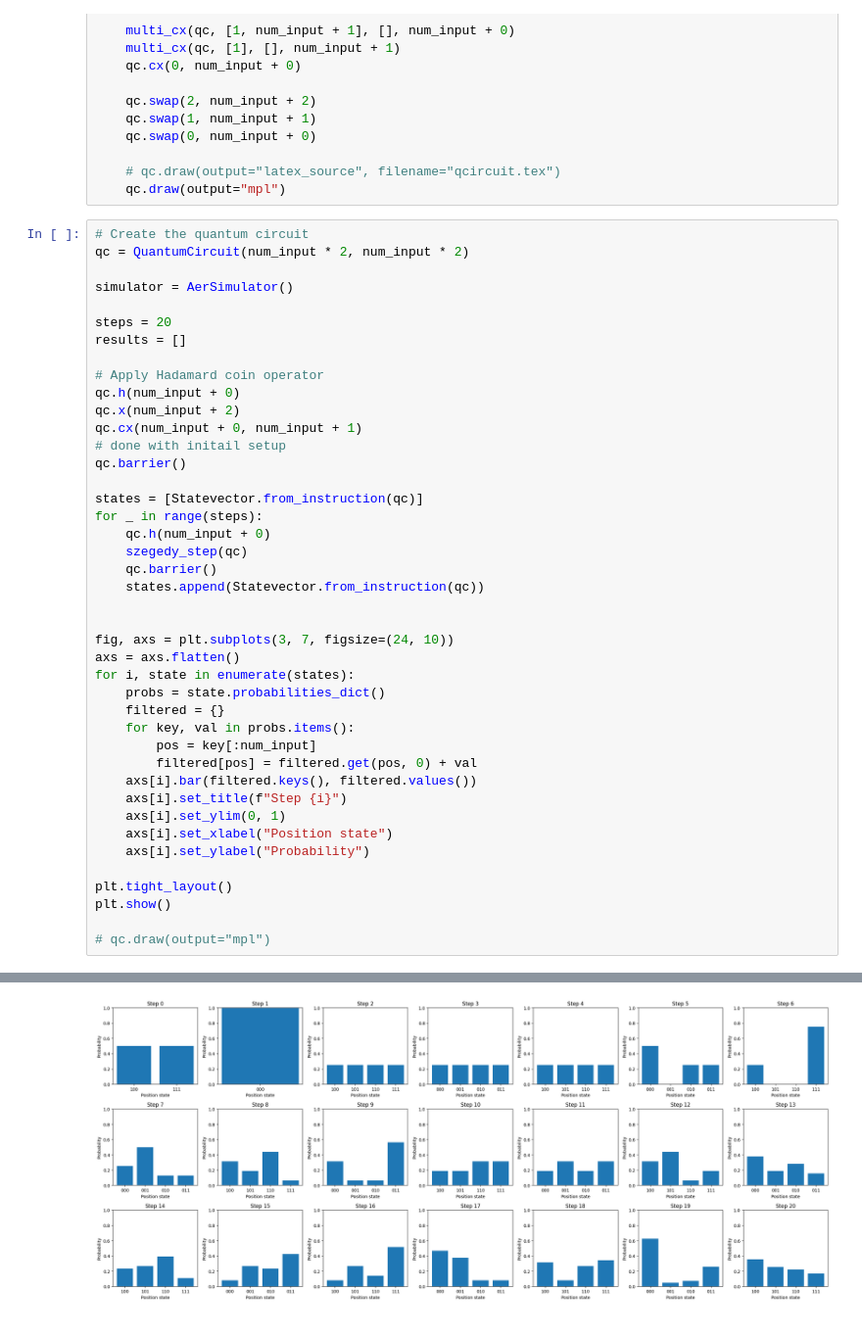
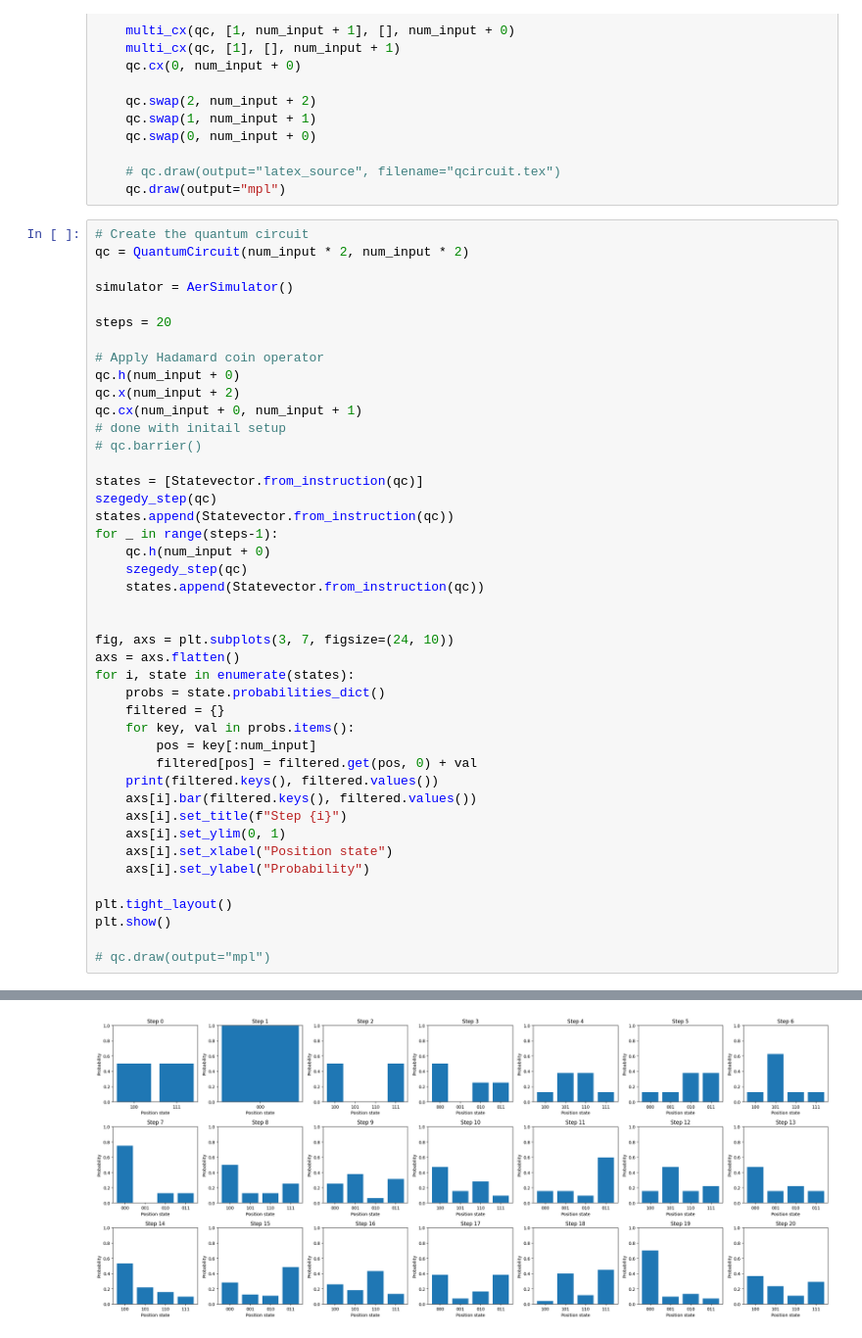
Before and after one commit to Toshihide-Sakao/DA150X-Qauntum-Szegedy-Walk, a Jupyter notebook: qiskit-saker/quantum_szegedy.ipynb, the cells around one changed output, grey strips where cells are left out. Shown at 98% size. Cells and saved outputs as stored; diff of their text form.

```diff
--- a/qiskit-saker/quantum_szegedy.ipynb
+++ b/qiskit-saker/quantum_szegedy.ipynb
@@ -75,20 +75,20 @@ qc = QuantumCircuit(num_input * 2, num_input * 2)
 simulator = AerSimulator()
 
 steps = 20
-results = []
 
 # Apply Hadamard coin operator
 qc.h(num_input + 0)
 qc.x(num_input + 2)
 qc.cx(num_input + 0, num_input + 1)
 # done with initail setup
-qc.barrier()
+# qc.barrier()
 
 states = [Statevector.from_instruction(qc)]
-for _ in range(steps):
+szegedy_step(qc)
+states.append(Statevector.from_instruction(qc))
+for _ in range(steps-1):
     qc.h(num_input + 0)
     szegedy_step(qc)
-    qc.barrier()
     states.append(Statevector.from_instruction(qc))
 
 
@@ -100,6 +100,7 @@ for i, state in enumerate(states):
     for key, val in probs.items():
         pos = key[:num_input]
         filtered[pos] = filtered.get(pos, 0) + val
+    print(filtered.keys(), filtered.values())
     axs[i].bar(filtered.keys(), filtered.values())
     axs[i].set_title(f"Step {i}")
     axs[i].set_ylim(0, 1)
@@ -114,4 +132,4 @@ plt.show()
-[figure, old version]
+[figure, new version]
 # %%
 
 # Simulate the circuit
```
Also changed, not shown: parts of 2 cells of this notebook, 1 other file.
